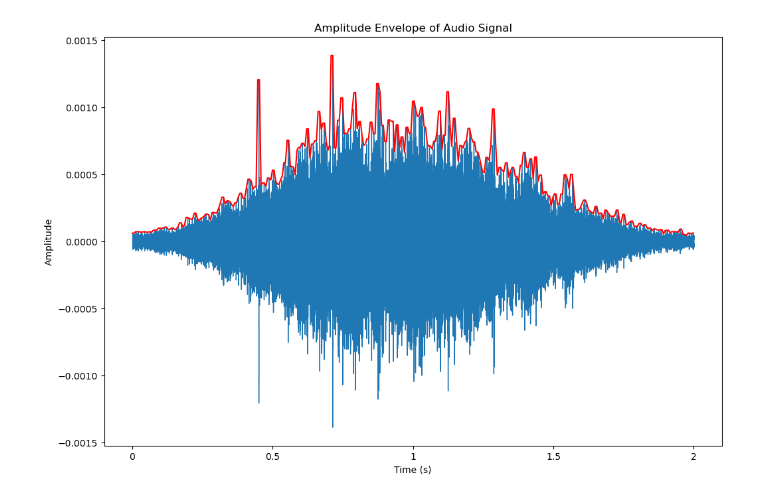
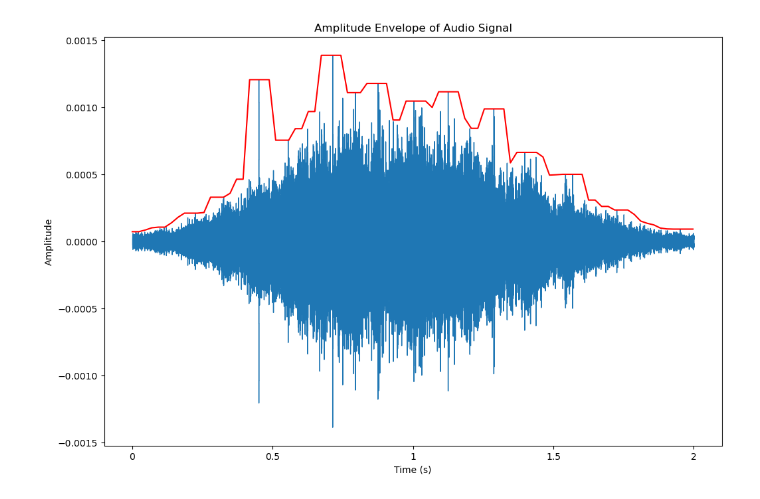
Before and after one commit to YoungBossX/Multi-feature-fusion-model-for-ship-audio, a Jupyter notebook: feature_extraction/time_domain/amplitude_envelope.ipynb, the cells around one changed output. Saved outputs shown, nothing was run; the diff lists cells and outputs as text; code cells hidden in the pictures.

```diff
--- a/feature_extraction/time_domain/amplitude_envelope.ipynb
+++ b/feature_extraction/time_domain/amplitude_envelope.ipynb
@@ -54,13 +54,13 @@ def plot_amplitude_envelope(waveform, waveform_AE, sample_rate, hop_length):
 # %%
 # 音频文件路径
 audio_file = r'E:\数据集\ShipEar\data_preprocessing\3_Frame_Windows_2s_50%\6__10_07_13_marDeCangas_Entra_18.wav'
 
 waveform, sample_rate = librosa.load(audio_file, sr=22050)
 
-frame_length = 256
-hop_length = 128
+frame_length = 2048
+hop_length = 512
 
 waveform_AE = amplitude_envelope(waveform, frame_length, hop_length)
 plot_amplitude_envelope(waveform, waveform_AE, sample_rate, hop_length)
 # %% [output]
-[figure, old version]
+[figure, new version]
```
Also changed, not shown: 1 other file.
